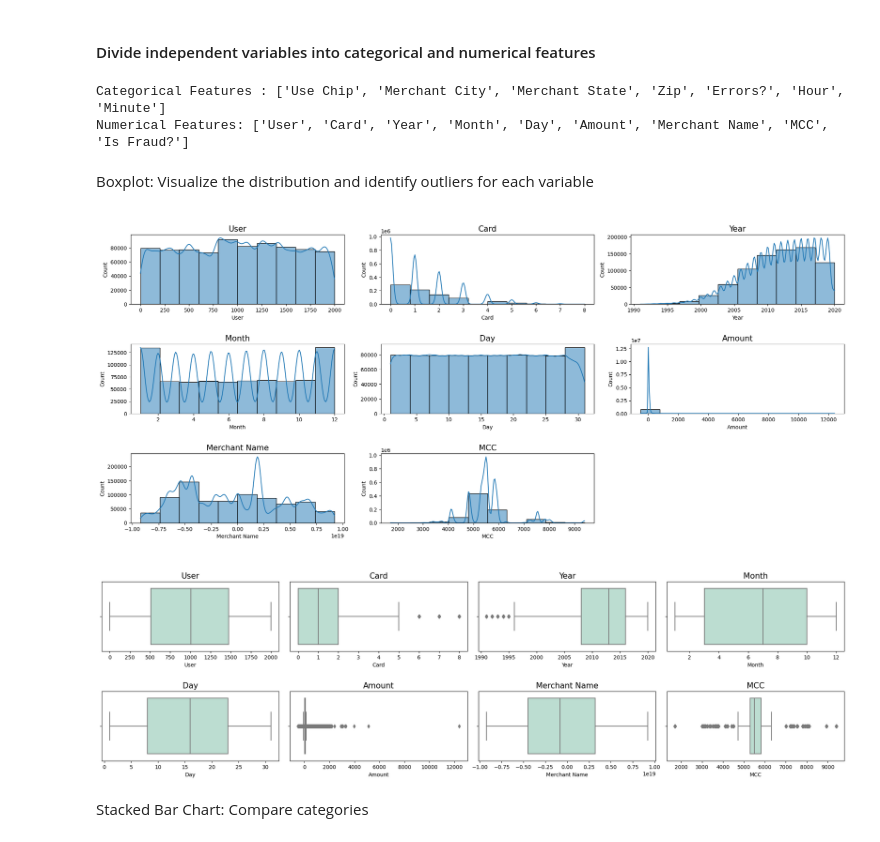
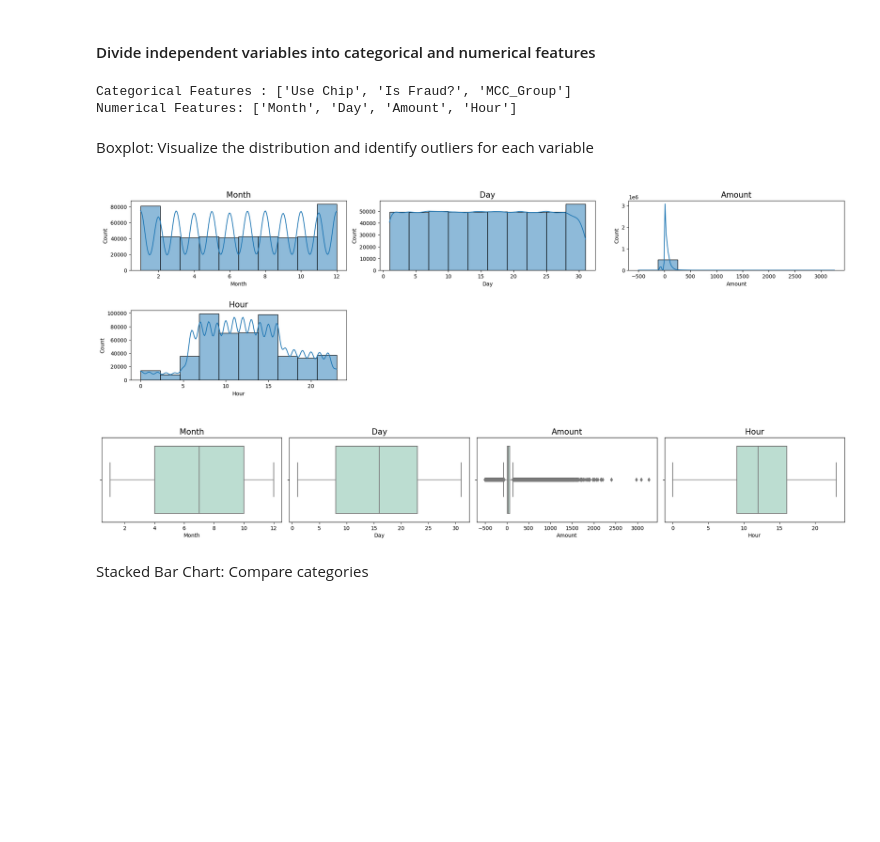
Before and after one commit to MaricrisResma/Detect-Credit-Card-Fraud-DT-RandomForest, a Jupyter notebook: DEV/Credit-Card-Fraud-Predictive-Model.ipynb, the cells around one changed output. Drawn from its saved outputs; the diff is of its cells as text; code cells hidden in the pictures; blank space fills up the shorter version.

```diff
--- a/DEV/Credit-Card-Fraud-Predictive-Model.ipynb
+++ b/DEV/Credit-Card-Fraud-Predictive-Model.ipynb
@@ -262,0 +342,3 @@ df_sample.fillna('unknown', inplace=True)
+# %%
+model_data.drop(['User','Year','Merchant Name','MCC','Merchant City','Card'], axis=1, inplace=True)
+model_data.head(2)
@@ -263,4 +351,4 @@ df_sample.fillna('unknown', inplace=True)
 # %%
 # Change Amount to float
-df_sample["Amount"]=df_sample["Amount"].str.replace("$","").astype(float)
+model_data["Amount"]=model_data["Amount"].str.replace("$","").astype(float)
 # %%
@@ -286,8 +374,10 @@ getDataSummary(df_sample)
 # %%
 # Extract the hours and minutes from Time to perform a more refined time series analysis
-df_sample["Hour"] = df_sample["Time"].str[0:2]
-df_sample["Minute"] = df_sample["Time"].str[3:5]
-df_sample.drop(['Time'],axis=1, inplace=True)
+model_data["Hour"] = model_data["Time"].str[0:2].astype(int)
+model_data["Minute"] = model_data["Time"].str[3:5]
 
-df_sample.head(2)
+# Drop Time and Minutes
+model_data.drop(['Time', 'Minute'],axis=1, inplace=True)
+
+model_data.head(2)
 # %% [output]
@@ -346,38 +440,38 @@ Name: Is Fraud?, dtype: float64
 # Identify categorical and numerical features
 categorical_features = []
 numerical_features = []
-for i in df_sample.columns:
-    if df_sample[i].dtype == 'object':
+for i in model_data.columns:
+    if model_data[i].dtype == 'object':
         categorical_features.append(i)  # Append to the list of categorical features
     else:
-        numerical_features.append(i)    # Append to the list of categorical features
+        numerical_features.append(i)    # Append to the list of numerical features
 
 print(f"Categorical Features : {categorical_features}")
 print(f"Numerical Features: {numerical_features}")
 # %% [output]
-Categorical Features : ['Use Chip', 'Merchant City', 'Merchant State', 'Zip', 'Errors?', 'Hour', 'Minute']
-Numerical Features: ['User', 'Card', 'Year', 'Month', 'Day', 'Amount', 'Merchant Name', 'MCC', 'Is Fraud?']
+Categorical Features : ['Use Chip', 'Is Fraud?', 'MCC_Group']
+Numerical Features: ['Month', 'Day', 'Amount', 'Hour']
 # %% [markdown]
 Boxplot: Visualize the distribution and identify outliers for each variable
 # %%
 # Plot the histogram of numerical features
 plt.figure(figsize = (20, 20))
 plot_number = 1
 
 bins_num= 10
 for eachCol in numerical_features:
     if eachCol != "Is Fraud?":
-        x = df_sample[eachCol]
-        y = df_sample
+        x = model_data[eachCol]
+        y = model_data
         ax = plt.subplot(7, 3, plot_number)
         sns.histplot(x = x, data = y, ax = ax, bins = bins_num, kde=True)
         plt.title(f"\n{eachCol}", fontsize = 15)
         plot_number += 1
 
 plt.tight_layout()
 plt.show()
 # %% [output]
-[figure, old version]
+[figure, new version]
 # %%
 # Display the boxplot of numerical features
 plt.figure(figsize = (20, 20))
@@ -385,15 +479,15 @@ plotnumber = 1
 
 for feature in numerical_features:
     if feature != 'Is Fraud?':
-        x = df_sample[feature]
+        x = model_data[feature]
         ax = plt.subplot(7, 4, plotnumber)
         sns.boxplot(x = x, color=colors[0])
-        plt.title(f"\n{df_sample[feature].name}", fontsize = 15)
+        plt.title(f"\n{model_data[feature].name}", fontsize = 15)
         plotnumber += 1
 plt.tight_layout()
 plt.show()
 # %% [output]
-[figure, old version]
+[figure, new version]
 # %% [markdown]
 Stacked Bar Chart: Compare categories
 # %%
```
Also changed, not shown: parts of 102 cells of this notebook, 1 other file.
